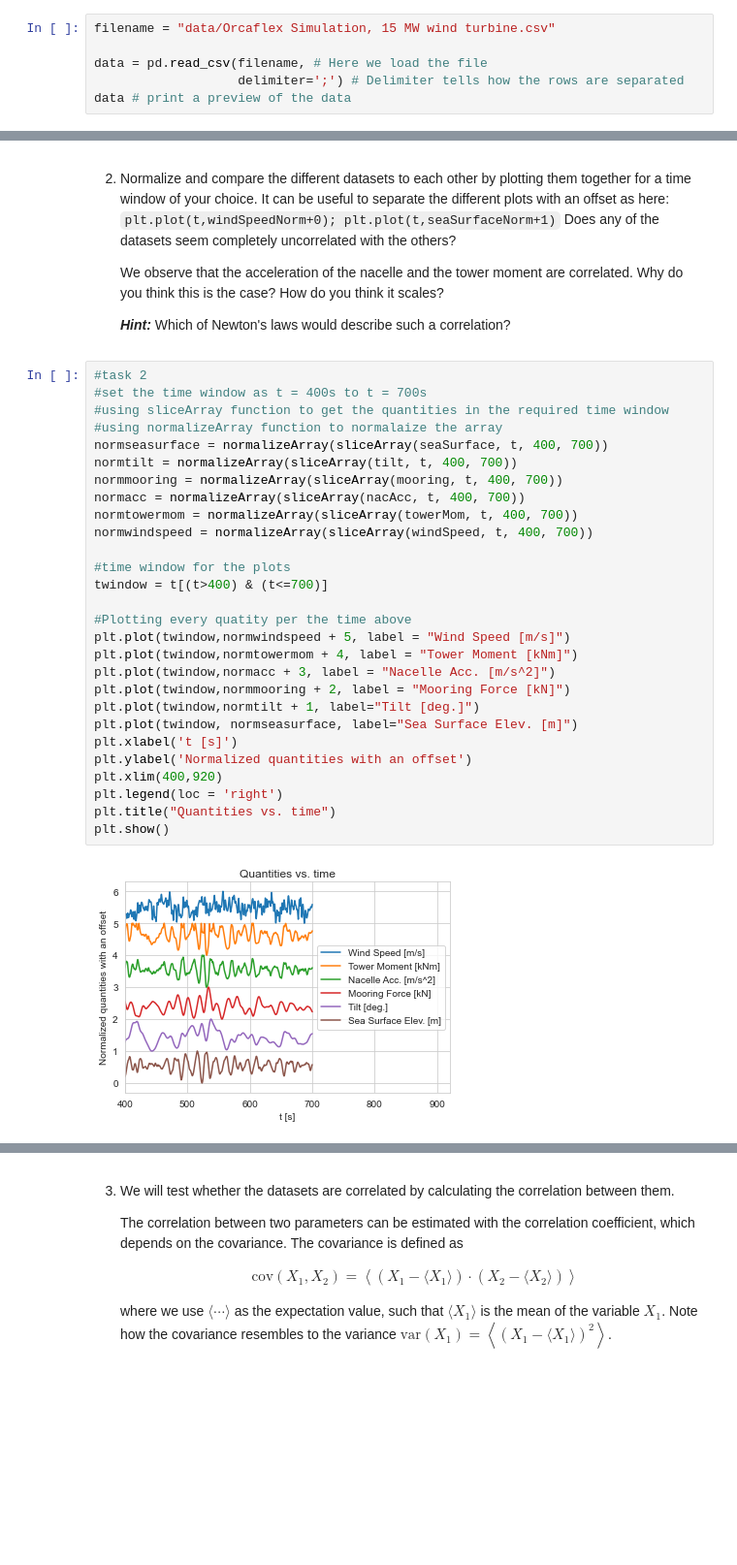
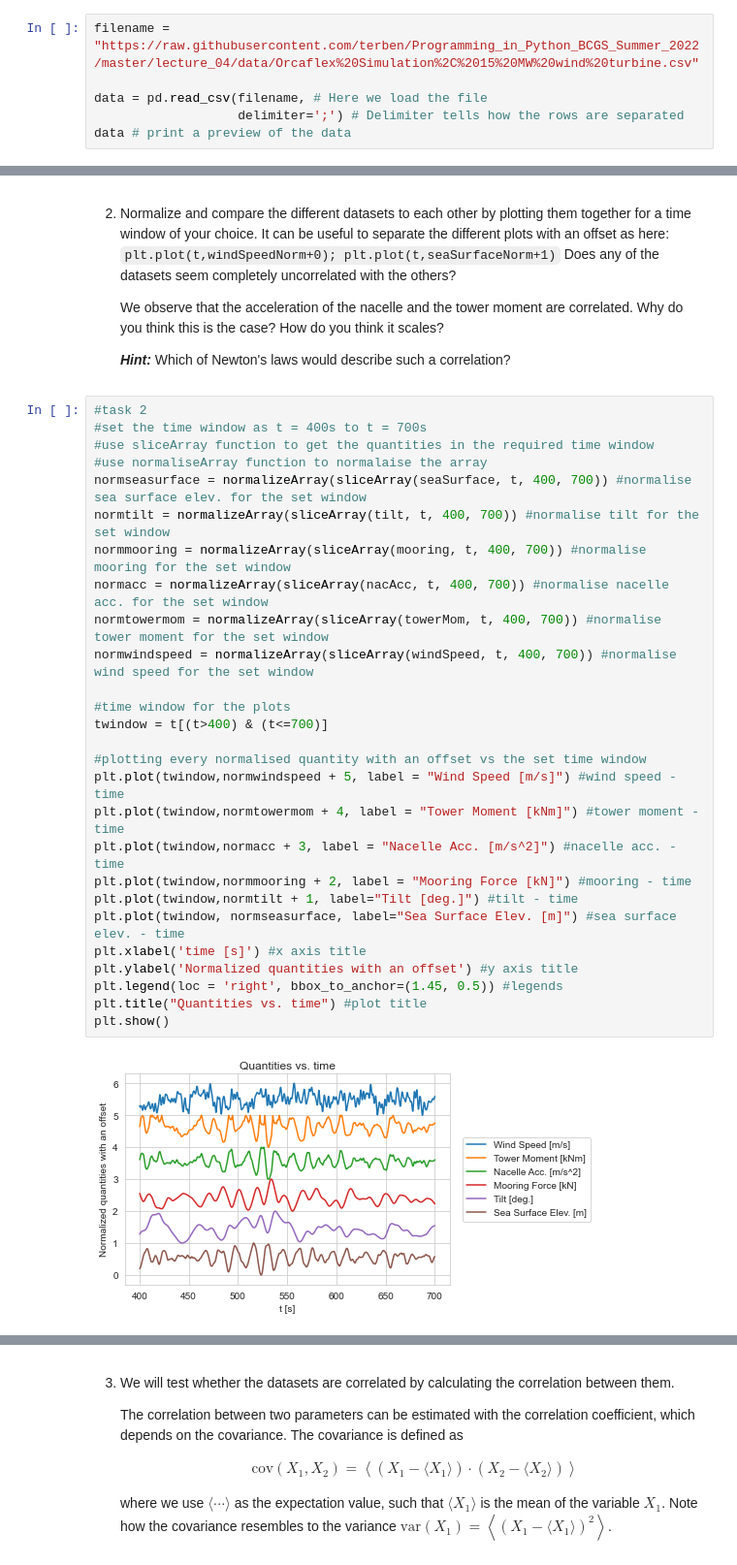
Before and after one commit to smilex555/phys718-hwp, a Jupyter notebook: project1-test/Project_1_Floating_Wind_Turbine_students.ipynb, the cells around one changed output, grey strips where cells are left out. Shown at 97% size. Cells and saved outputs as stored; diff of their text form; blank space fills up the shorter version.

```diff
--- a/project1-test/Project_1_Floating_Wind_Turbine_students.ipynb
+++ b/project1-test/Project_1_Floating_Wind_Turbine_students.ipynb
@@ -76,7 +78,7 @@ One great feature of `Python` is the ability to load all kinds of standardised d
 
 You need to download the file "Bending moment tower bottom 15 MW offshore wind turbine.csv" from the github.
 # %%
-filename = "data/Orcaflex Simulation, 15 MW wind turbine.csv"
+filename = "https://raw.githubusercontent.com/terben/Programming_in_Python_BCGS_Summer_2022/master/lecture_04/data/Orcaflex%20Simulation%2C%2015%20MW%20wind%20turbine.csv"
 
 data = pd.read_csv(filename, # Here we load the file
                    delimiter=';') # Delimiter tells how the rows are separated
@@ -233,30 +243,29 @@ Does any of the datasets seem completely uncorrelated with the others?
 # %%
 #task 2
 #set the time window as t = 400s to t = 700s
-#using sliceArray function to get the quantities in the required time window
-#using normalizeArray function to normalaize the array
-normseasurface = normalizeArray(sliceArray(seaSurface, t, 400, 700))
-normtilt = normalizeArray(sliceArray(tilt, t, 400, 700))
-normmooring = normalizeArray(sliceArray(mooring, t, 400, 700))
-normacc = normalizeArray(sliceArray(nacAcc, t, 400, 700))
-normtowermom = normalizeArray(sliceArray(towerMom, t, 400, 700))
-normwindspeed = normalizeArray(sliceArray(windSpeed, t, 400, 700))
+#use sliceArray function to get the quantities in the required time window
+#use normaliseArray function to normalaise the array
+normseasurface = normalizeArray(sliceArray(seaSurface, t, 400, 700)) #normalise sea surface elev. for the set window
+normtilt = normalizeArray(sliceArray(tilt, t, 400, 700)) #normalise tilt for the set window
+normmooring = normalizeArray(sliceArray(mooring, t, 400, 700)) #normalise mooring for the set window
+normacc = normalizeArray(sliceArray(nacAcc, t, 400, 700)) #normalise nacelle acc. for the set window
+normtowermom = normalizeArray(sliceArray(towerMom, t, 400, 700)) #normalise tower moment for the set window
+normwindspeed = normalizeArray(sliceArray(windSpeed, t, 400, 700)) #normalise wind speed for the set window
 
 #time window for the plots
 twindow = t[(t>400) & (t<=700)]
 
-#Plotting every quatity per the time above
-plt.plot(twindow,normwindspeed + 5, label = "Wind Speed [m/s]")
-plt.plot(twindow,normtowermom + 4, label = "Tower Moment [kNm]")
-plt.plot(twindow,normacc + 3, label = "Nacelle Acc. [m/s^2]")
-plt.plot(twindow,normmooring + 2, label = "Mooring Force [kN]")
-plt.plot(twindow,normtilt + 1, label="Tilt [deg.]")
-plt.plot(twindow, normseasurface, label="Sea Surface Elev. [m]")
-plt.xlabel('t [s]')
-plt.ylabel('Normalized quantities with an offset')
-plt.xlim(400,920)
-plt.legend(loc = 'right')
-plt.title("Quantities vs. time")
+#plotting every normalised quantity with an offset vs the set time window
+plt.plot(twindow,normwindspeed + 5, label = "Wind Speed [m/s]") #wind speed - time
+plt.plot(twindow,normtowermom + 4, label = "Tower Moment [kNm]") #tower moment - time
+plt.plot(twindow,normacc + 3, label = "Nacelle Acc. [m/s^2]") #nacelle acc. - time
+plt.plot(twindow,normmooring + 2, label = "Mooring Force [kN]") #mooring - time
+plt.plot(twindow,normtilt + 1, label="Tilt [deg.]") #tilt - time
+plt.plot(twindow, normseasurface, label="Sea Surface Elev. [m]") #sea surface elev. - time
+plt.xlabel('time [s]') #x axis title
+plt.ylabel('Normalized quantities with an offset') #y axis title
+plt.legend(loc = 'right', bbox_to_anchor=(1.45, 0.5)) #legends
+plt.title("Quantities vs. time") #plot title
 plt.show()
 # %% [output]
-[figure, old version]
+[figure, new version]
```
Also changed, not shown: parts of 14 cells of this notebook, 1 other file.
